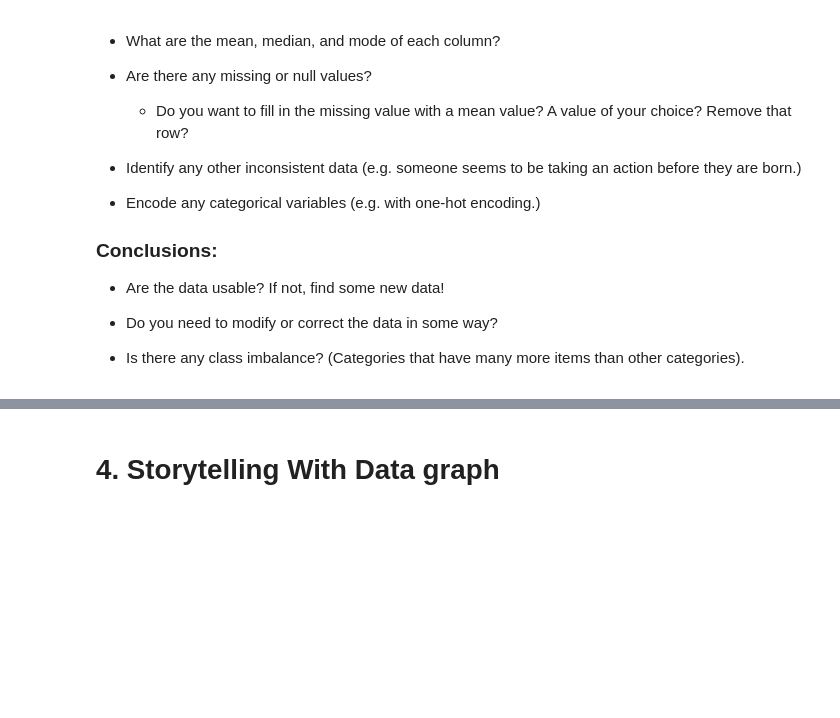
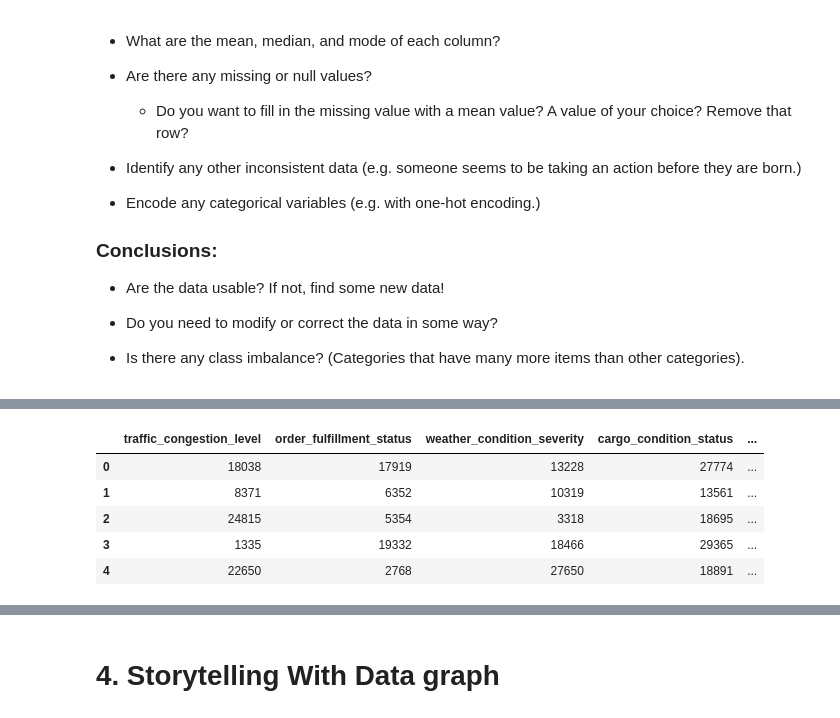
Before and after one commit to mshahan73-hub/Module-B-semester-2, a Jupyter notebook: Week2.ipynb, the cells around one changed output, grey strips where cells are left out. Cells and saved outputs as stored; diff of their text form; code cells hidden in the pictures; blank space fills up the shorter version.

```diff
--- a/Week2.ipynb
+++ b/Week2.ipynb
@@ -184,0 +228,24 @@ See the documentation for a more detailed explanation: https://pandas.pydata.org
+# %%
+#Encode categorical variables
+# List of categorical columns
+categorical_cols = [
+    "traffic_congestion_level",
+    "order_fulfillment_status",
+    "weather_condition_severity",
+    "cargo_condition_status",
+    "risk_classification"
+]
+
+# Convert categorical columns to numeric codes
+for col in categorical_cols:
+    df[col] = df[col].astype("category").cat.codes
+
+# Check the result
+df[categorical_cols].head()
+# %% [output]
+|  | traffic_congestion_level | order_fulfillment_status | weather_condition_severity | cargo_condition_status | ... |
+| 0 | 18038 | 17919 | 13228 | 27774 | ... |
+| 1 | 8371 | 6352 | 10319 | 13561 | ... |
+| 2 | 24815 | 5354 | 3318 | 18695 | ... |
+| 3 | 1335 | 19332 | 18466 | 29365 | ... |
+| 4 | 22650 | 2768 | 27650 | 18891 | ... |
```
Also changed, not shown: parts of 21 cells of this notebook.
